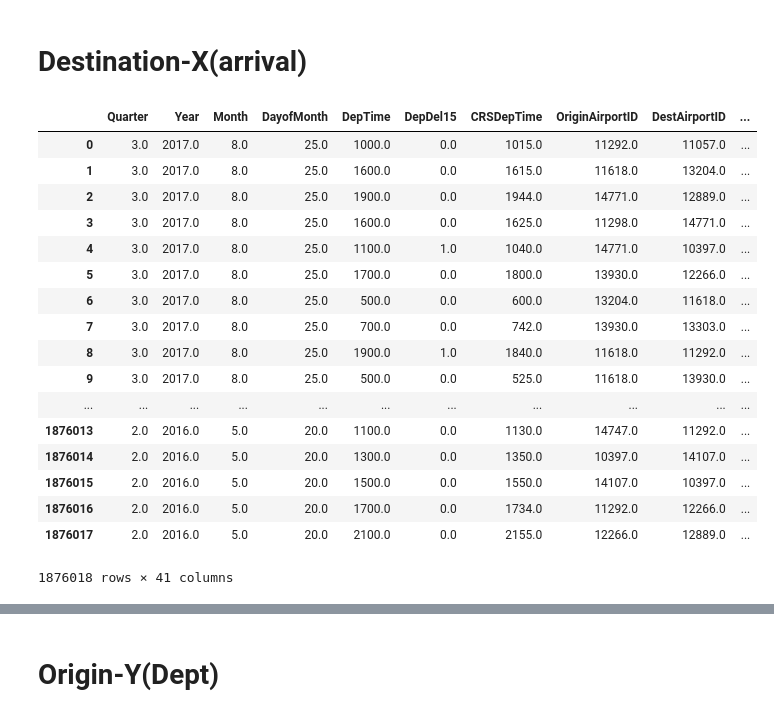
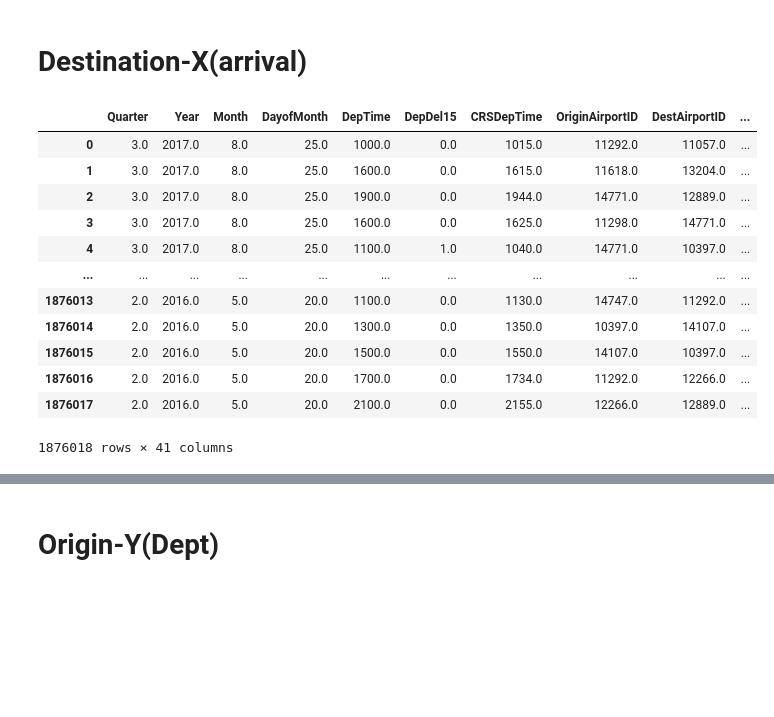
Before and after one commit to AMVamsi/Flight_Delay_Prediction, a Jupyter notebook: Project.ipynb, the cells around one changed output, grey strips where cells are left out. Cells and saved outputs as stored; diff of their text form; code cells hidden in the pictures; blank space fills up the shorter version.

```diff
--- a/Project.ipynb
+++ b/Project.ipynb
@@ -399,20 +399,15 @@ from sklearn.preprocessing import OneHotEncoder
 from sklearn.preprocessing import LabelEncoder
 # %%
 df=pd.DataFrame()
-df=pd.read_csv("/Users/msml/Vamsi/SF/SF_Project/p_data/fiiiiiinallll.csv")
+df=pd.read_csv("/Users/msml/Vamsi/SF/SF_Projects/fiiiiiinallll.csv")
 df
 # %% [output]
 |  | Quarter | Year | Month | DayofMonth | DepTime | DepDel15 | CRSDepTime | OriginAirportID | DestAirportID | ... |
 | 0 | 3.0 | 2017.0 | 8.0 | 25.0 | 1000.0 | 0.0 | 1015.0 | 11292.0 | 11057.0 | ... |
 | 1 | 3.0 | 2017.0 | 8.0 | 25.0 | 1600.0 | 0.0 | 1615.0 | 11618.0 | 13204.0 | ... |
 | 2 | 3.0 | 2017.0 | 8.0 | 25.0 | 1900.0 | 0.0 | 1944.0 | 14771.0 | 12889.0 | ... |
 | 3 | 3.0 | 2017.0 | 8.0 | 25.0 | 1600.0 | 0.0 | 1625.0 | 11298.0 | 14771.0 | ... |
 | 4 | 3.0 | 2017.0 | 8.0 | 25.0 | 1100.0 | 1.0 | 1040.0 | 14771.0 | 10397.0 | ... |
-| 5 | 3.0 | 2017.0 | 8.0 | 25.0 | 1700.0 | 0.0 | 1800.0 | 13930.0 | 12266.0 | ... |
-| 6 | 3.0 | 2017.0 | 8.0 | 25.0 | 500.0 | 0.0 | 600.0 | 13204.0 | 11618.0 | ... |
-| 7 | 3.0 | 2017.0 | 8.0 | 25.0 | 700.0 | 0.0 | 742.0 | 13930.0 | 13303.0 | ... |
-| 8 | 3.0 | 2017.0 | 8.0 | 25.0 | 1900.0 | 1.0 | 1840.0 | 11618.0 | 11292.0 | ... |
-| 9 | 3.0 | 2017.0 | 8.0 | 25.0 | 500.0 | 0.0 | 525.0 | 11618.0 | 13930.0 | ... |
 | ... | ... | ... | ... | ... | ... | ... | ... | ... | ... | ... |
 | 1876013 | 2.0 | 2016.0 | 5.0 | 20.0 | 1100.0 | 0.0 | 1130.0 | 14747.0 | 11292.0 | ... |
 | 1876014 | 2.0 | 2016.0 | 5.0 | 20.0 | 1300.0 | 0.0 | 1350.0 | 10397.0 | 14107.0 | ... |
```
Also changed, not shown: parts of 63 cells of this notebook.
